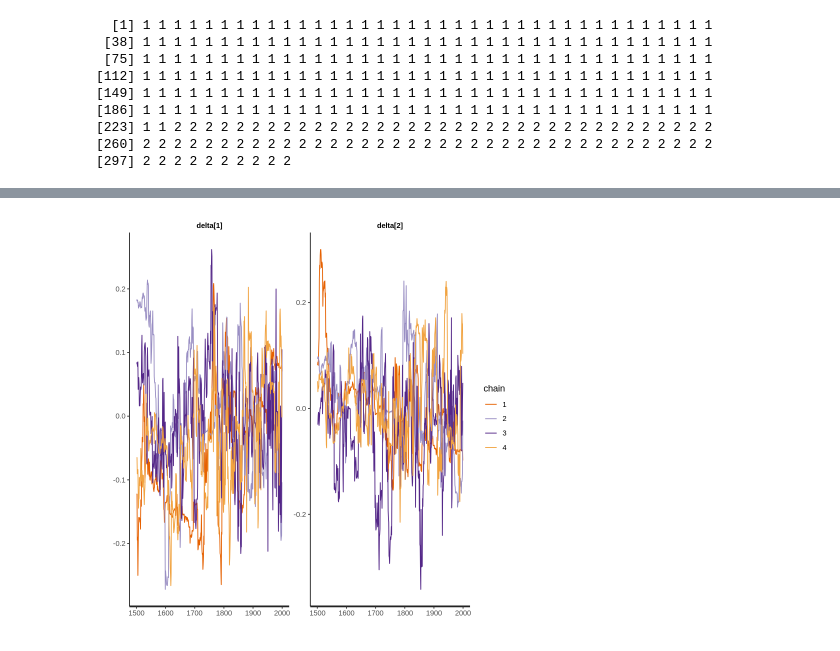
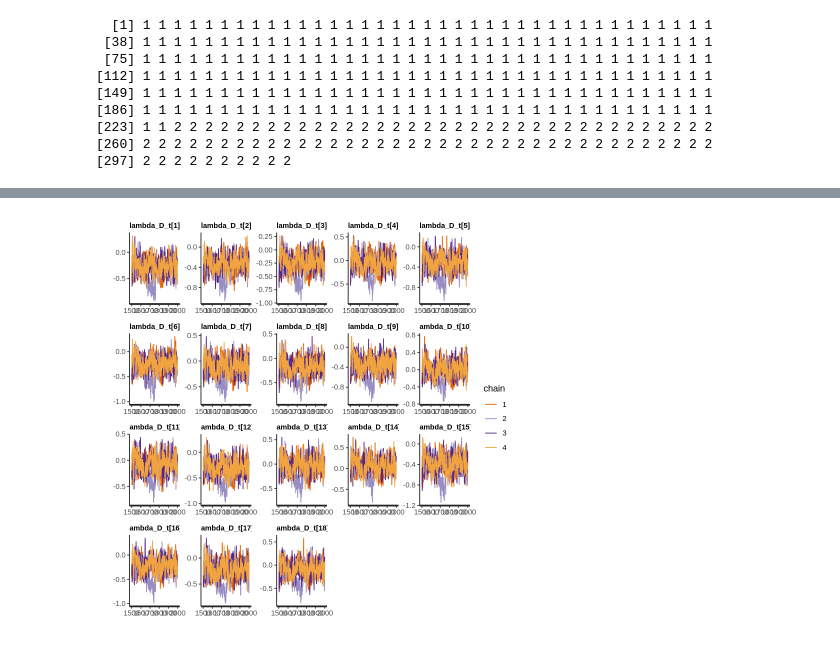
Before and after one commit to hublun/Stan, a Jupyter notebook: Stan/Jupyter/Bundesliga_2020.ipynb, the cells around one changed output, grey strips where cells are left out. Drawn from its saved outputs; the diff is of its cells as text; code cells hidden in the pictures.

```diff
--- a/Stan/Jupyter/Bundesliga_2020.ipynb
+++ b/Stan/Jupyter/Bundesliga_2020.ipynb
@@ -175,4 +196,4 @@ $c_summary
 # %%
-traceplot(fit, pars=c("delta"))
+traceplot(fit, pars=c("lambda_D_t"))
 # %% [output]
-[figure, old version]
+[figure, new version]
```
Also changed, not shown: parts of 10 cells of this notebook, 3 other files.
